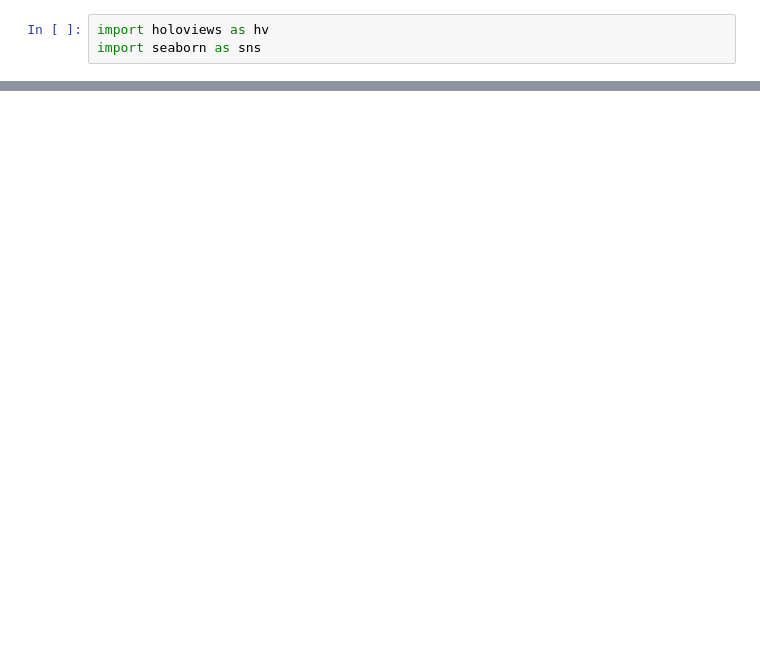
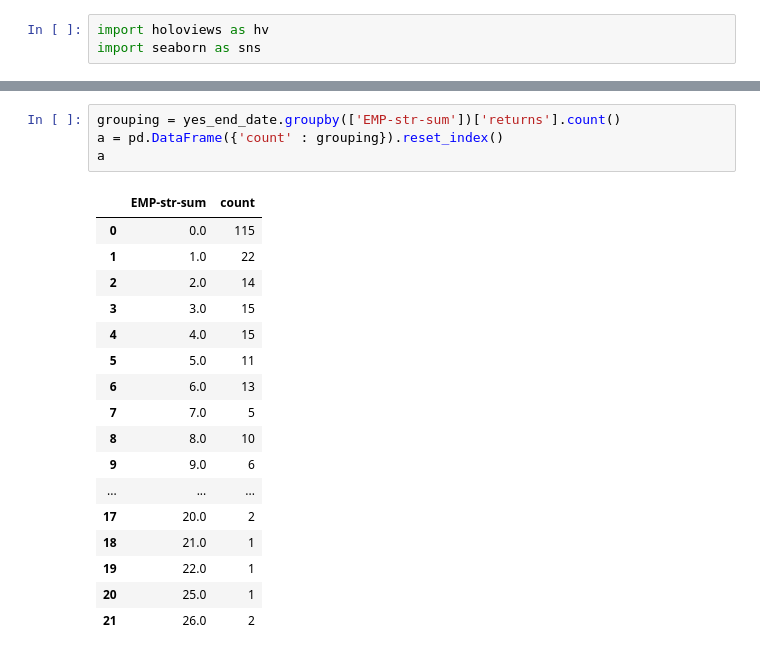
Before and after one commit to chelseatroy/fund_scale, a Jupyter notebook: data_explo/Exploring S&P Ethical Index Data.ipynb, the cells around one changed output, grey strips where cells are left out. Saved outputs shown, nothing was run; the diff lists cells and outputs as text; blank space fills up the shorter version.

```diff
--- a/data_explo/Exploring S&P Ethical Index Data.ipynb
+++ b/data_explo/Exploring S&P Ethical Index Data.ipynb
@@ -252,0 +249,22 @@ plt.scatter(x=yes_end_date['EMP-str-sum'], y=yes_end_date['returns'])
+# %%
+grouping = yes_end_date.groupby(['EMP-str-sum'])['returns'].count()
+a = pd.DataFrame({'count' : grouping}).reset_index()
+a
+# %% [output]
+|  | EMP-str-sum | count |
+| 0 | 0.0 | 115 |
+| 1 | 1.0 | 22 |
+| 2 | 2.0 | 14 |
+| 3 | 3.0 | 15 |
+| 4 | 4.0 | 15 |
+| 5 | 5.0 | 11 |
+| 6 | 6.0 | 13 |
+| 7 | 7.0 | 5 |
+| 8 | 8.0 | 10 |
+| 9 | 9.0 | 6 |
+| ... | ... | ... |
+| 17 | 20.0 | 2 |
+| 18 | 21.0 | 1 |
+| 19 | 22.0 | 1 |
+| 20 | 25.0 | 1 |
+| 21 | 26.0 | 2 |
```
Also changed, not shown: parts of 5 cells of this notebook.
